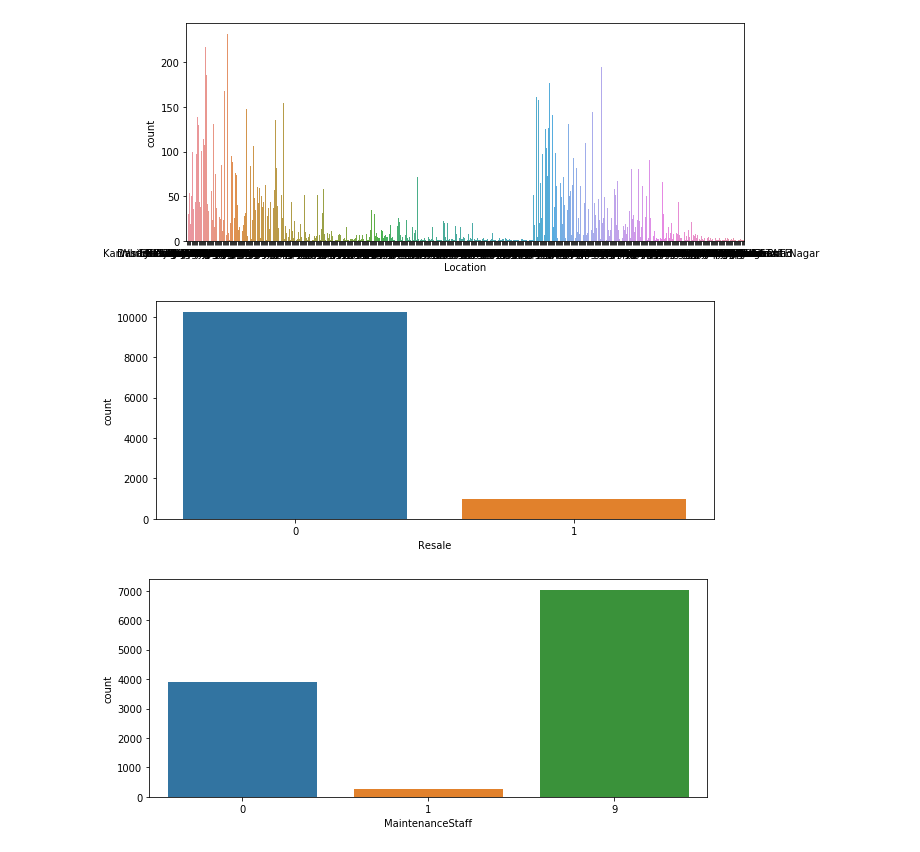
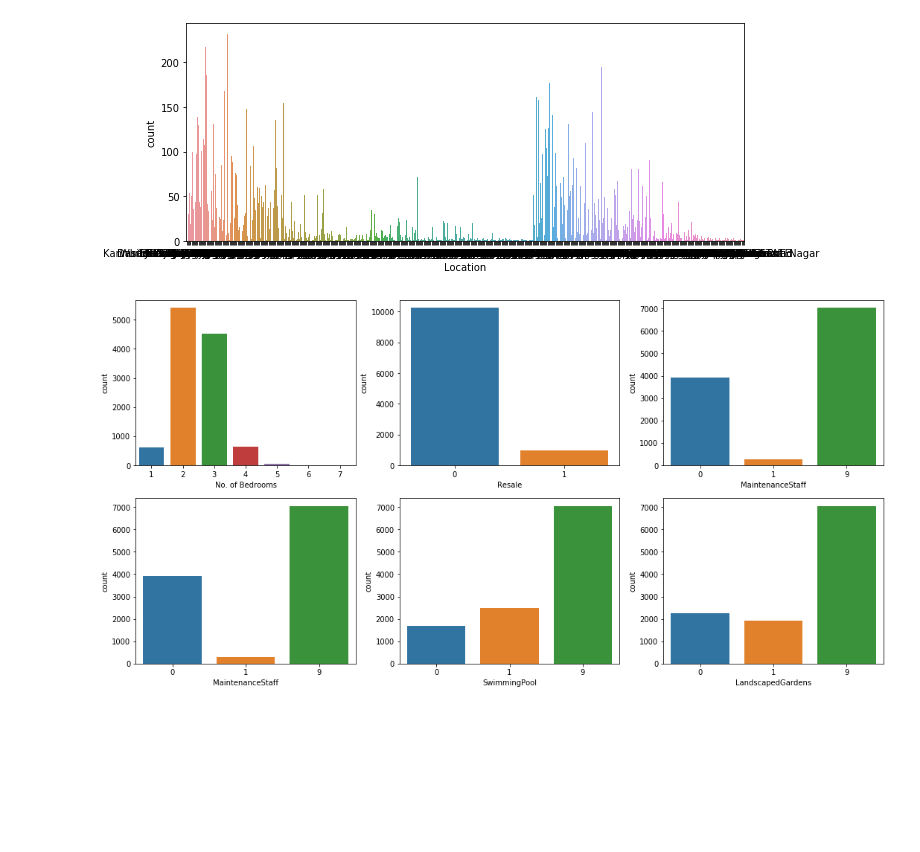
Before and after one commit to rshby/Supervised_Learning, a Jupyter notebook: House Price in India/House Price India - ElasticNet.ipynb, the cells around one changed output. Saved outputs shown, nothing was run; the diff lists cells and outputs as text; code cells hidden in the pictures; blank space fills up the shorter version.

```diff
--- a/House Price in India/House Price India - ElasticNet.ipynb
+++ b/House Price in India/House Price India - ElasticNet.ipynb
@@ -72,15 +72,26 @@ ax = sns.countplot(df["Location"])
 plt.show()
 # %% [output]
 [figure]
-# %%
-plt.figure(figsize=(10, 4))
-ax = sns.countplot(df["Resale"])
-plt.show()
-# %% [output]
-[figure, removed]
-# %%
-plt.figure(figsize=(10, 4))
-ax = sns.countplot(df["MaintenanceStaff"])
-plt.show()
-# %% [output]
-[figure, removed]
+# %%
+plt.figure(figsize=(18, 9))
+plt.subplot(2,3,1)
+ax = sns.countplot(df["No. of Bedrooms"])
+
+plt.subplot(2,3,2)
+ax = sns.countplot(df["Resale"])
+
+plt.subplot(2,3,3)
+ax = sns.countplot(df["MaintenanceStaff"])
+
+plt.subplot(2,3,4)
+ax = sns.countplot(df["MaintenanceStaff"])
+
+plt.subplot(2,3,5)
+ax = sns.countplot(df["SwimmingPool"])
+
+plt.subplot(2,3,6)
+ax = sns.countplot(df["LandscapedGardens"])
+
+plt.show()
+# %% [output]
+[figure, added]
```
